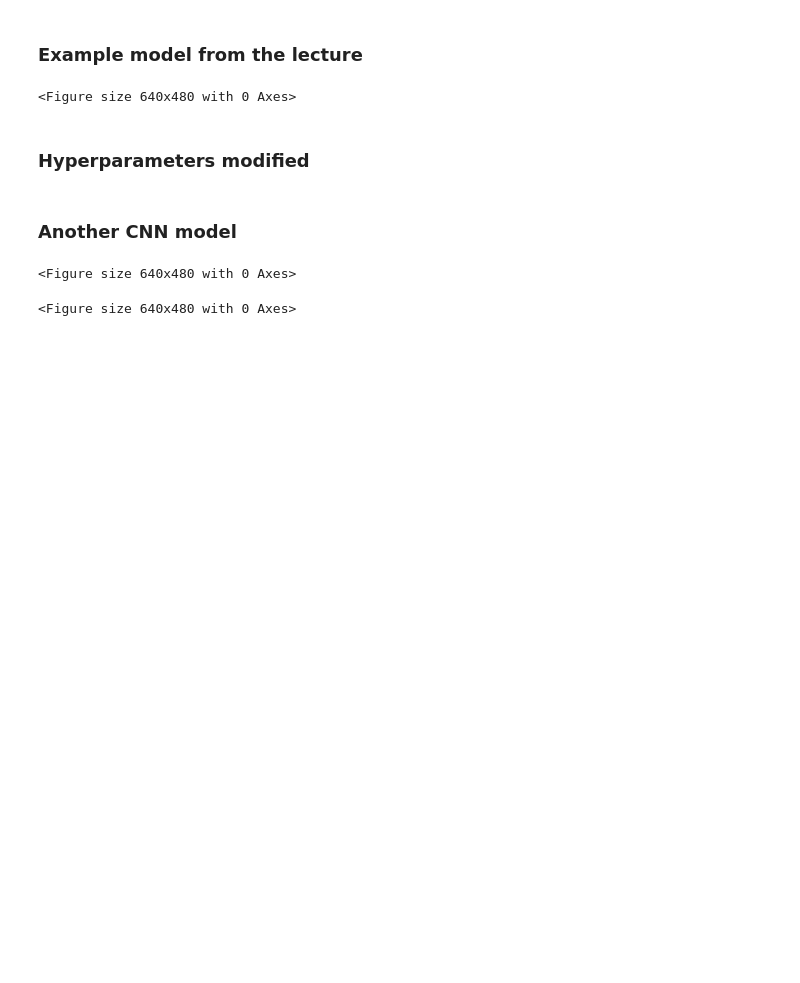
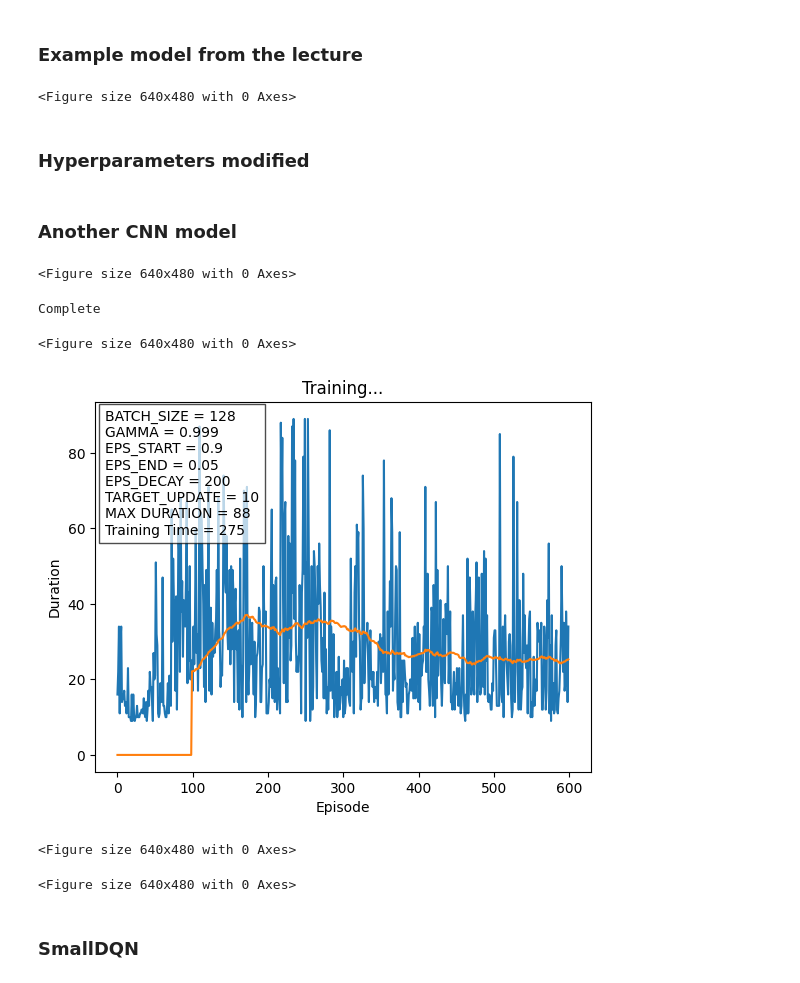
Before and after one commit to SSimuzzz/MobileRobotNavigation, a Jupyter notebook: 04_ElementsOfDeepLearning/cartpole_dqn_img.ipynb, the cells around one changed output. Cells and saved outputs as stored; diff of their text form; code cells hidden in the pictures; blank space fills up the shorter version.

```diff
--- a/04_ElementsOfDeepLearning/cartpole_dqn_img.ipynb
+++ b/04_ElementsOfDeepLearning/cartpole_dqn_img.ipynb
@@ -516,7 +516,7 @@ episode_durations = []
 steps_done = 0
 max_duration = 0
 
-num_episodes = 300
+num_episodes = 600
 t1 = datetime.now()
 delta = 0
 for i_episode in range(num_episodes):
@@ -543,31 +543,37 @@ for i_episode in range(num_episodes):
 
         # Store the transition in memory
         memory.push(state, action, next_state, reward)
 
         # Move to the next state
         state = next_state
 
         # Perform one step of the optimization (on the policy network)
         optimize_model()
         if done:
             episode_durations.append(t + 1)
             if t > max_duration:
                 max_duration = t
             plot_durations()
             break
     # Update the target network, copying all weights and biases in DQN
     if i_episode % TARGET_UPDATE == 0:
         target_net.load_state_dict(policy_net.state_dict())
 
 t2 = datetime.now()
 delta = t2 - t1
 delta = int(delta.total_seconds())
 print('Complete')
 env.render()
 env.close()
 plot_durations(show_result=True)
 plt.ioff()
 plt.show()
 # %% [output]
 <Figure size 640x480 with 0 Axes>
-<Figure size 640x480 with 0 Axes>
+Complete
+<Figure size 640x480 with 0 Axes>
+[figure, added]
+<Figure size 640x480 with 0 Axes>
+<Figure size 640x480 with 0 Axes>
+# %% [markdown]
+### SmallDQN
```
Also changed, not shown: parts of 2 cells of this notebook.
